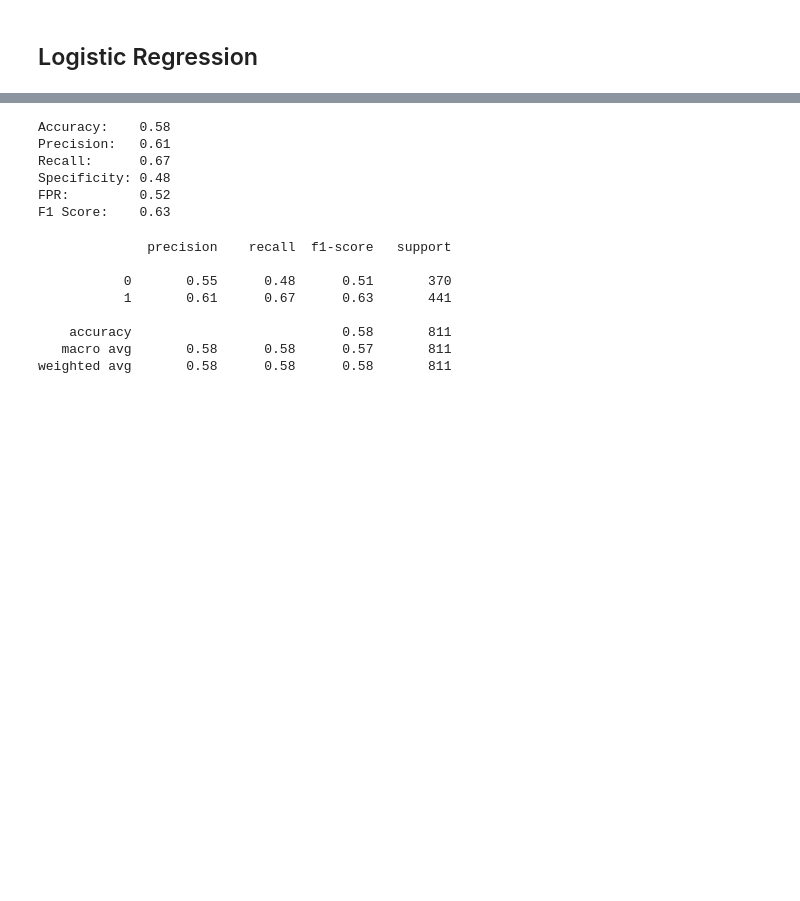
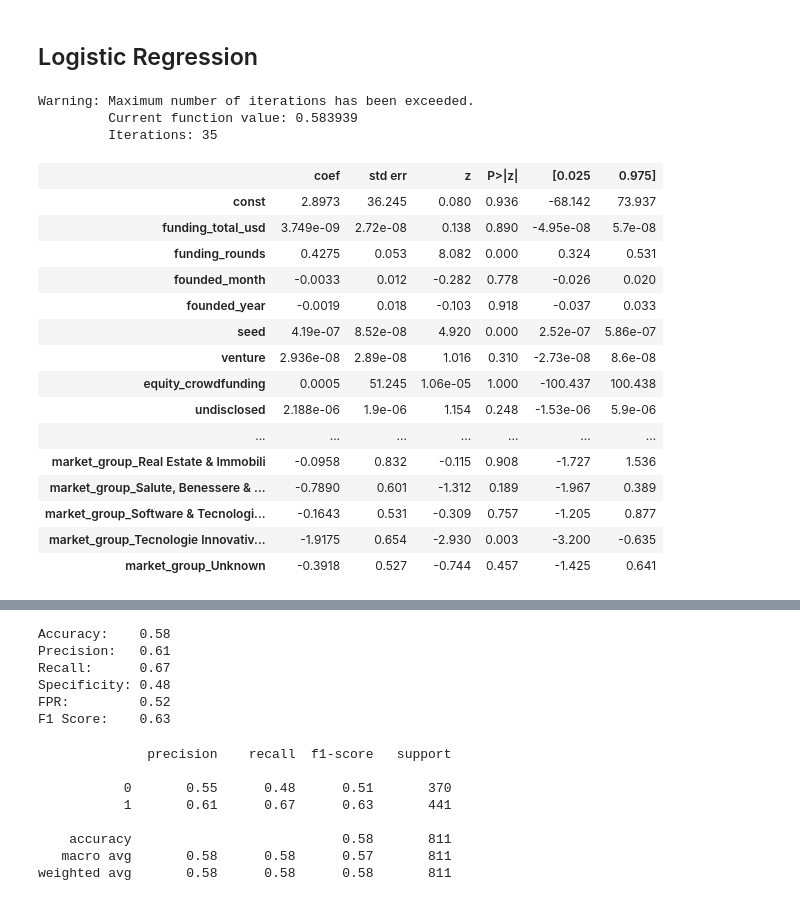
Before and after one commit to lorenzopanero/startup-prediction, a Jupyter notebook: notebook/one_hot_encoding.ipynb, the cells around one changed output, grey strips where cells are left out. Cells and saved outputs as stored; diff of their text form; code cells hidden in the pictures; blank space fills up the shorter version.

```diff
--- a/notebook/one_hot_encoding.ipynb
+++ b/notebook/one_hot_encoding.ipynb
@@ -215,16 +300,16 @@ data_no_outliers_standardized.head()
 # %% [markdown]
 ## Normalize
 # %%
-from sklearn.preprocessing import normalize
+#from sklearn.preprocessing import normalize
 
 # Normalize the numerical columns
-data_no_outliers[numerical_columns] = normalize(data_no_outliers[numerical_columns])
+#data_no_outliers[numerical_columns] = normalize(data_no_outliers[numerical_columns])
 
 # Display the first few rows of the normalized data
-data_no_outliers.head()
+#data_no_outliers.head()
 
 # Normalize the numerical columns
-data_no_outliers_standardized[numerical_columns] = normalize(data_no_outliers_standardized[numerical_columns])
+#data_no_outliers_standardized[numerical_columns] = normalize(data_no_outliers_standardized[numerical_columns])
 
 # Display the first few rows of the normalized data
-data_no_outliers_standardized.head()
+#data_no_outliers_standardized.head()
@@ -265,21 +337,44 @@ from sklearn.metrics import roc_curve, roc_auc_score, confusion_matrix, classifi
 from sklearn.model_selection import train_test_split
 from sklearn import metrics
 # %%
-X = data_no_outliers[numerical_columns.drop('Unnamed: 0')]
+X = data_no_outliers[numerical_columns]
 y = data_no_outliers['status']
 
-# Map the 'status' column to numerical values (e.g., 'acquired' -> 1, 'closed' -> 0)
+# convert status into 1 e 0
 y_numeric = y.map({'acquired': 1, 'closed': 0})
 
 # Drop rows with NaN values in y_numeric
-valid_indices = y_numeric.dropna().index
-X = X.loc[valid_indices]
-y_numeric = y_numeric.loc[valid_indices]
+#valid_indices = y_numeric.dropna().index
+#X = X.loc[valid_indices]
+#y_numeric = y_numeric.loc[valid_indices]
 
 X_train, X_test, y_train, y_test = train_test_split(X, y_numeric, test_size=0.2, random_state=42, stratify=y_numeric)
 
 # Remove columns with constant values
 X_train = X_train.loc[:, (X_train != X_train.iloc[0]).any()]
 
 # Add a constant to the features
 X_train_w_intercept = sm.add_constant(X_train)
+
+est = sm.Logit(y_train.to_numpy(), X_train_w_intercept).fit()
+est.summary().tables[1]
+# %% [output]
+Warning: Maximum number of iterations has been exceeded.
+         Current function value: 0.583939
+         Iterations: 35
+|  | coef | std err | z | P>|z| | [0.025 | 0.975] |
+| const | 2.8973 | 36.245 | 0.080 | 0.936 | -68.142 | 73.937 |
+| funding_total_usd | 3.749e-09 | 2.72e-08 | 0.138 | 0.890 | -4.95e-08 | 5.7e-08 |
+| funding_rounds | 0.4275 | 0.053 | 8.082 | 0.000 | 0.324 | 0.531 |
+| founded_month | -0.0033 | 0.012 | -0.282 | 0.778 | -0.026 | 0.020 |
+| founded_year | -0.0019 | 0.018 | -0.103 | 0.918 | -0.037 | 0.033 |
+| seed | 4.19e-07 | 8.52e-08 | 4.920 | 0.000 | 2.52e-07 | 5.86e-07 |
+| venture | 2.936e-08 | 2.89e-08 | 1.016 | 0.310 | -2.73e-08 | 8.6e-08 |
+| equity_crowdfunding | 0.0005 | 51.245 | 1.06e-05 | 1.000 | -100.437 | 100.438 |
+| undisclosed | 2.188e-06 | 1.9e-06 | 1.154 | 0.248 | -1.53e-06 | 5.9e-06 |
+| ... | ... | ... | ... | ... | ... | ... |
+| market_group_Real Estate & Immobili | -0.0958 | 0.832 | -0.115 | 0.908 | -1.727 | 1.536 |
+| market_group_Salute, Benessere & ... | -0.7890 | 0.601 | -1.312 | 0.189 | -1.967 | 0.389 |
+| market_group_Software & Tecnologi... | -0.1643 | 0.531 | -0.309 | 0.757 | -1.205 | 0.877 |
+| market_group_Tecnologie Innovativ... | -1.9175 | 0.654 | -2.930 | 0.003 | -3.200 | -0.635 |
+| market_group_Unknown | -0.3918 | 0.527 | -0.744 | 0.457 | -1.425 | 0.641 |
```
Also changed, not shown: parts of 22 cells of this notebook, 4 other files.
